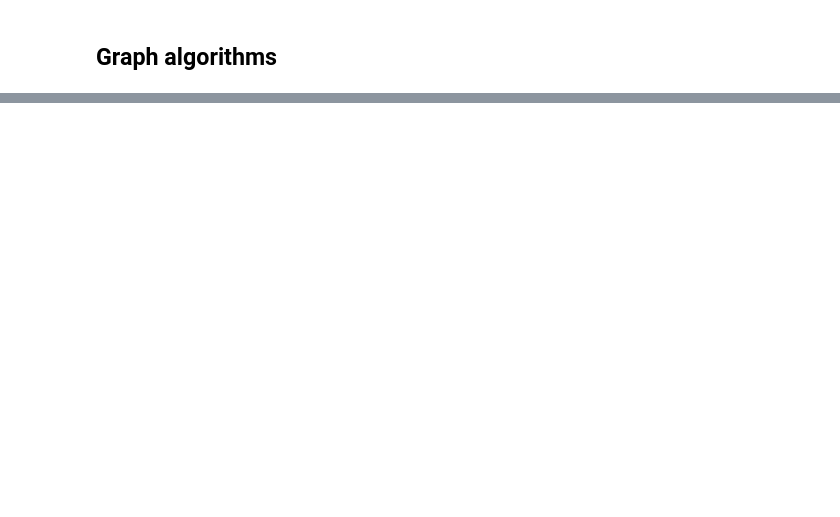
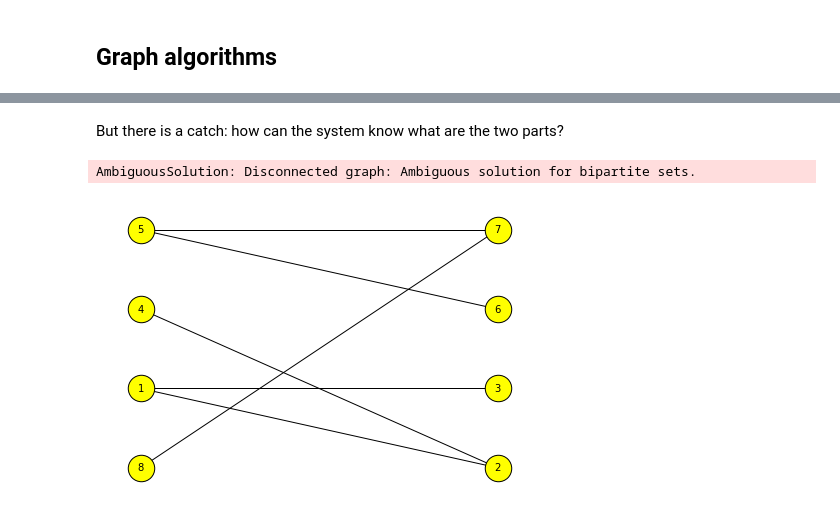
Before and after one commit to erelsgl-at-ariel/research-5782, a Jupyter notebook: 03-NumpyStack/0.code/5.networkX.ipynb, the cells around one changed output, grey strips where cells are left out. Drawn from its saved outputs; the diff is of its cells as text; code cells hidden in the pictures; blank space fills up the shorter version.

Commit message:
networkx bipartite

```diff
--- a/03-NumpyStack/0.code/5.networkX.ipynb
+++ b/03-NumpyStack/0.code/5.networkX.ipynb
@@ -432,0 +437,14 @@ nx.draw_shell(nx.Graph(cycle), **draw_options)
+# %% [markdown]
+
+But there is a catch: how can the system know what are the two parts?
+# %%
+G = nx.Graph()
+G.add_edges_from([(1,2),(1,3),(4,2), (5,6),(5,7),(8,7)])
+left_nodes, right_nodes = nx.bipartite.sets(G) # Error: AmbiguousSolution
+nx.draw(G,  **draw_options, pos=nx.bipartite_layout(G, left_nodes))
+# %% [output]
+AmbiguousSolution: Disconnected graph: Ambiguous solution for bipartite sets.
+# %%
+nx.draw(G,  **draw_options, pos=nx.bipartite_layout(G, [1,4,5,8]))
+# %% [output]
+[figure, added]
```
Also changed, not shown: parts of 40 cells of this notebook.
